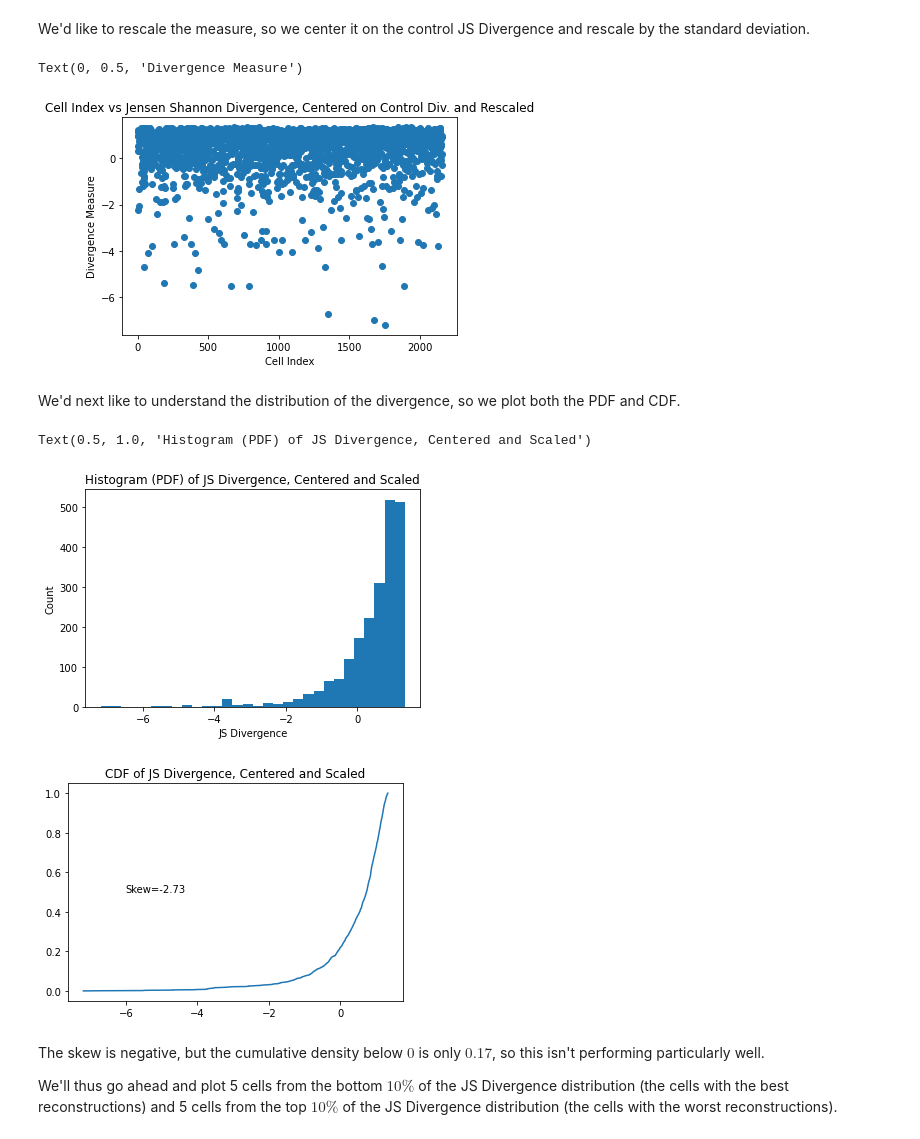
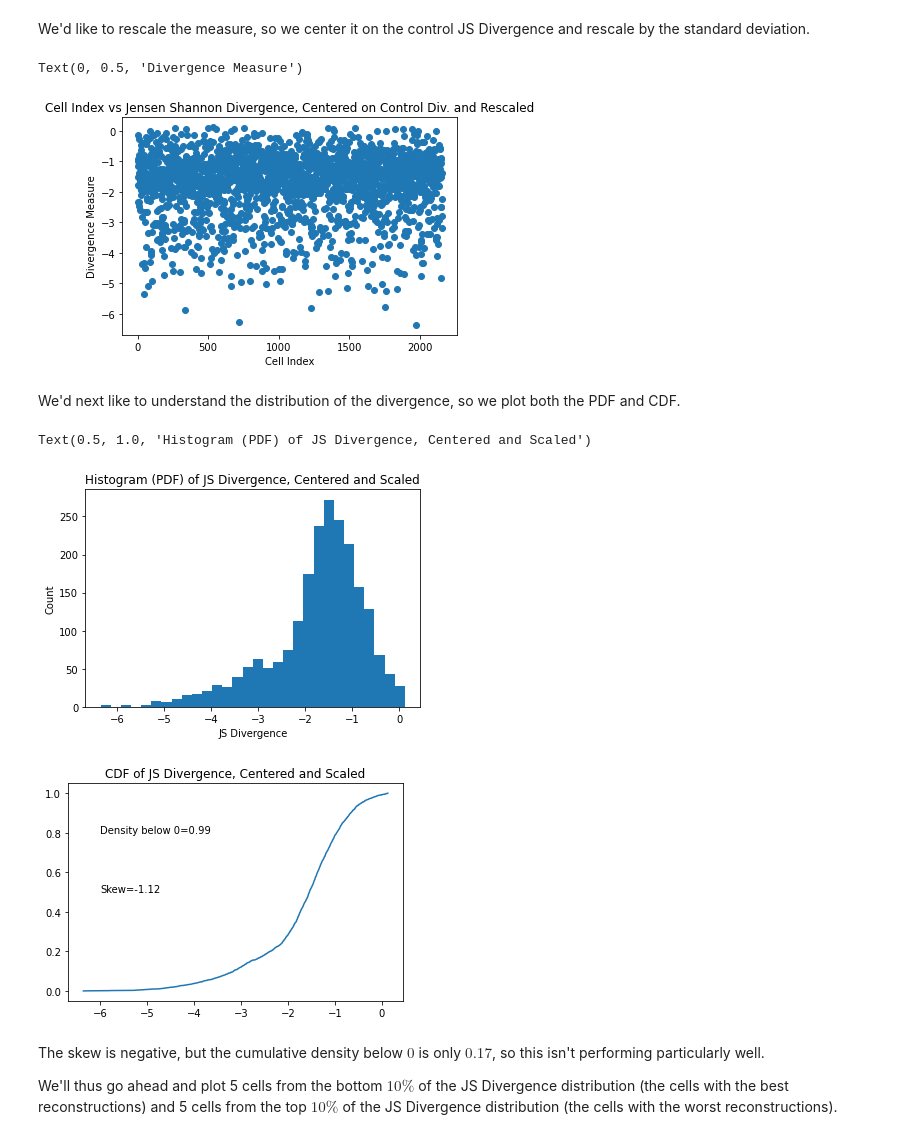
Before and after one commit to kushagrasharma/hormozlab, a Jupyter notebook: Going Deep Into Dist M1.ipynb, the cells around one changed output. Cells and saved outputs as stored; diff of their text form; code cells hidden in the pictures.

```diff
--- a/Going Deep Into Dist M1.ipynb
+++ b/Going Deep Into Dist M1.ipynb
@@ -49,7 +48,7 @@ binary_matrix_filepath = MODELS_DIR + 'binary_matrix.npy'
 device = torch.device("cuda" if torch.cuda.is_available() else "cpu")
 # %%
 ### Loading Data
-binary_matrix = torch.tensor(np.load(binary_matrix_filepath)).float()
+binary_matrix = torch.tensor(load_binary_matrix()).float()
 
 train_full = pd.read_csv(DATA_DIR + 'scvi_train_set_gapdh.csv', header=None).to_numpy()
 test_full = pd.read_csv(DATA_DIR + 'scvi_test_set_gapdh.csv', header=None).to_numpy()
@@ -81,16 +80,16 @@ N_train_cells = len(graph)
 N_test_cells = len(test_tensor)
 
 ### Get Laplacian
-laplacian_all = get_laplacian_from_tome_data(train_full)
+laplacian_all = np.load(DATA_DIR + 'laplacian_matrix.npy')
 
 ### Compute eigen
-lambda_all, v_all = get_laplacian_eig_from_laplacian(laplacian_all)
+v_all = np.load(DATA_DIR + 'laplacian_eigenvectors.npy')
 # %% [markdown]
 ## Diving into method #1
 
 We want to examine the results from our methods carefully to evaluate their performance and see what is happening in our analysis. We choose to first examine our first distribution reconstruction method, where we start with a binary combination, use a neural network to reconstruct the Laplacian coefficients, and then use the Laplacian coefficients to reconstruct the distribution.
 # %%
-binaryToLaplacian = torch.load(MODELS_DIR + 'binaryToLaplacian.pt').eval()
+binaryToLaplacian = torch.load(MODELS_DIR + 'binaryToLaplacian50Coeffs.pt').eval()
 # %%
 toGraph = lambda X: np.apply_along_axis(lambda y: laplacian_coefficients_to_probability(y, v_all), 1, X)
 toTensor = lambda x: torch.tensor(x).float()
@@ -140,7 +139,7 @@ plt.xlabel("Cell Index")
 plt.ylabel("Divergence Measure")
 # %% [output]
 Text(0, 0.5, 'Divergence Measure')
-[figure, old version]
+[figure, new version]
 # %% [markdown]
 We'd next like to understand the distribution of the divergence, so we plot both the PDF and CDF.
 # %%
@@ -150,24 +149,25 @@ plt.xlabel("JS Divergence")
 plt.title("Histogram (PDF) of JS Divergence, Centered and Scaled")
 # %% [output]
 Text(0.5, 1.0, 'Histogram (PDF) of JS Divergence, Centered and Scaled')
-[figure, old version]
+[figure, new version]
 # %%
 X2 = np.sort(error_distance_scaled)
 F2 = np.array(range(len(error_distance_scaled)))/float(len(error_distance_scaled))
 plt.plot(X2, F2)
 plt.title("CDF of JS Divergence, Centered and Scaled")
 one_array = np.abs(X2)
 one_idx = one_array.argmin()
 # plt.plot((X2[one_idx], X2[one_idx]), (plt.ylim()[0], F2[one_idx]), 'r')
 # plt.plot((plt.xlim()[0], X2[one_idx]), (F2[one_idx], F2[one_idx]), 'r')
 ax = plt.gca()
 output_coords = lambda x: ax.transLimits.inverted().transform(x)
 # plt.axhline(y=F2[one_idx], xmin=0, xmax=0.49, color='r', label="Density at Control JS Div.={:.2f}".format(F2[one_idx]))
 # plt.axvline(x=0, ymin=0, ymax=0.49, color='r')
 plt.text(x=-6, y=0.5, s="Skew={:.2f}".format(skew(error_distance_scaled)))
+plt.text(x=-6, y=0.8, s="Density below 0={:.2f}".format(F2[one_idx]))
 plt.show()
 # %% [output]
-[figure, old version]
+[figure, new version]
 # %% [markdown]
 The skew is negative, but the cumulative density below $0$ is only $0.17$, so this isn't performing particularly well.
 
```
Also changed, not shown: parts of 7 cells of this notebook, 13 other files.
